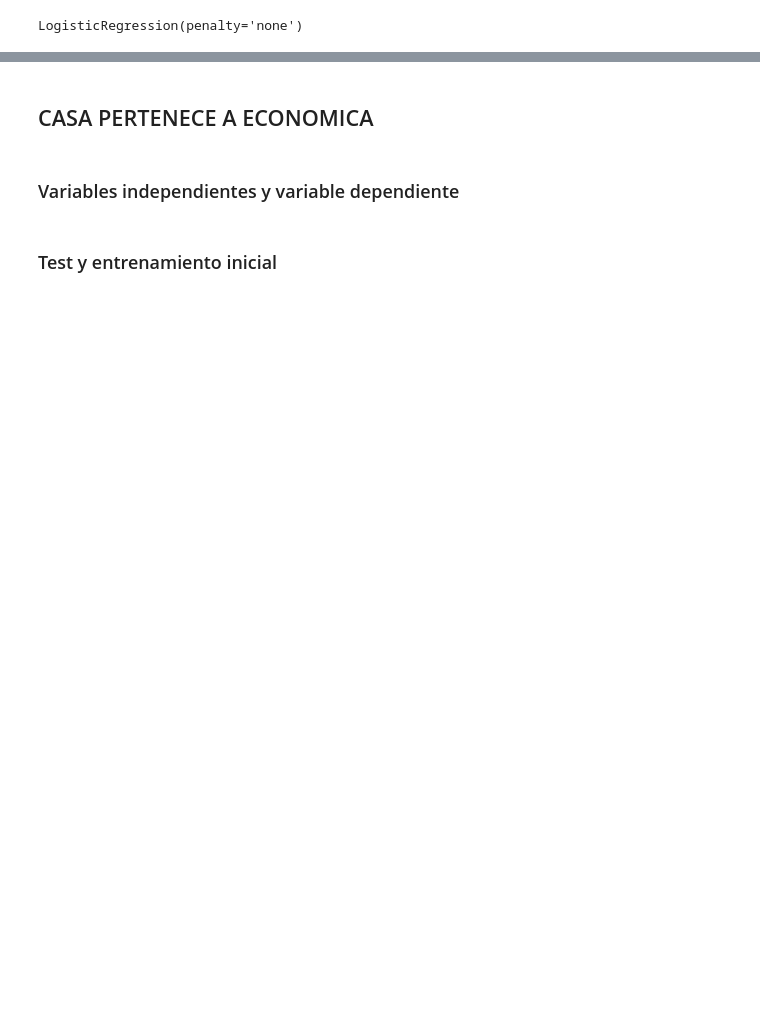
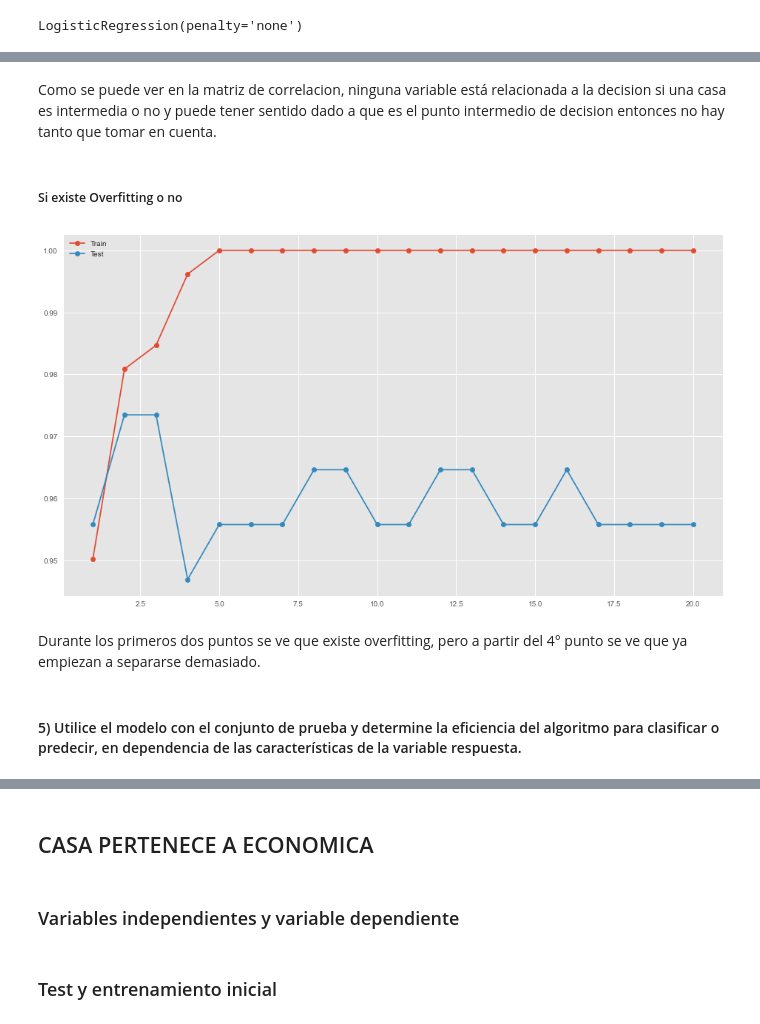
Before and after one commit to wsaldana/MineriaHDT6, a Jupyter notebook: Hoja6.ipynb, the cells around one changed output, grey strips where cells are left out. Cells and saved outputs as stored; diff of their text form; code cells hidden in the pictures; blank space fills up the shorter version.

```diff
--- a/Hoja6.ipynb
+++ b/Hoja6.ipynb
@@ -459,3 +422,40 @@ array([[74,  3],
+# %% [markdown]
+Como se puede ver en la matriz de correlacion, ninguna variable está relacionada a la decision si una casa es intermedia o no y puede tener sentido dado a que es el punto intermedio de decision entonces no hay tanto que tomar en cuenta.
+# %% [markdown]
+##### Si existe Overfitting o no
+# %%
+# https://machinelearningmastery.com/overfitting-machine-learning-models/
+
+# define lists to collect scores
+train_scores, test_scores = list(), list()
+
+values = [i for i in range(1, 21)]
+# evaluate a decision tree for each depth
+for i in values:
+    # configure the model
+    model = DecisionTreeClassifier(max_depth=i)
+    # fit model on the training dataset
+    model.fit(X_train, y_train)
+    # evaluate on the train dataset
+    train_yhat = model.predict(X_train)
+    train_acc = accuracy_score(y_train, train_yhat)
+    train_scores.append(train_acc)
+    # evaluate on the test dataset
+    test_yhat = model.predict(X_test)
+    test_acc = accuracy_score(y_test, test_yhat)
+    test_scores.append(test_acc)
+
+# plot of train and test scores vs tree depth
+pyplot.plot(values, train_scores, '-o', label='Train')
+pyplot.plot(values, test_scores, '-o', label='Test')
+pyplot.legend()
+pyplot.show()
+# %% [output]
+[figure, added]
+# %% [markdown]
+Durante los primeros dos puntos se ve que existe overfitting, pero a partir del 4° punto se ve que ya empiezan a separarse demasiado.
+# %% [markdown]
+#### 5) Utilice el modelo con el conjunto de prueba y determine la eficiencia del algoritmo para clasificar o predecir, en dependencia de las características de la variable respuesta.
 # %%
 accuracy=accuracy_score(y_test,y_pred)
 precision =precision_score(y_test, y_pred,average='micro')
```
Also changed, not shown: parts of 55 cells of this notebook.
